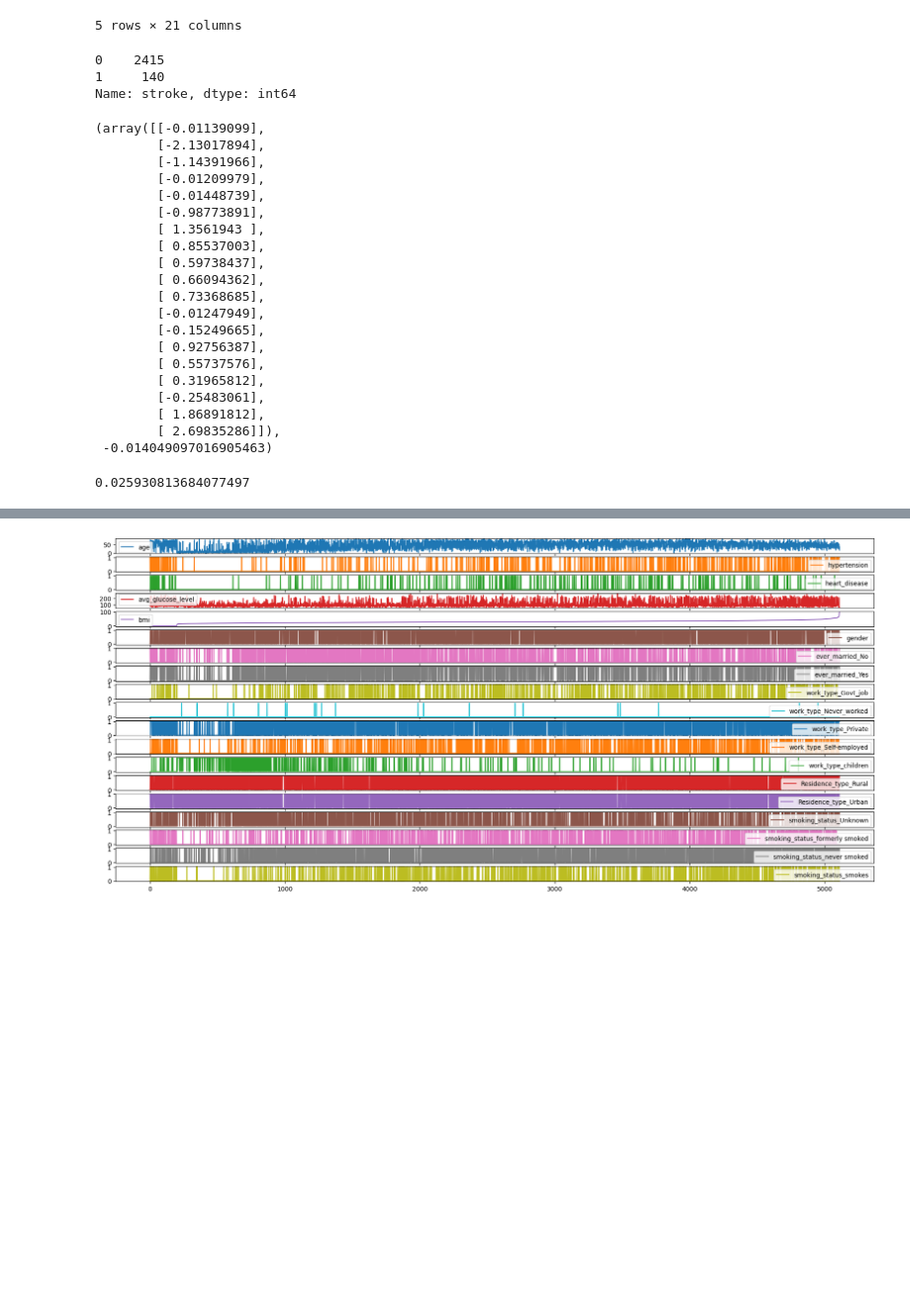
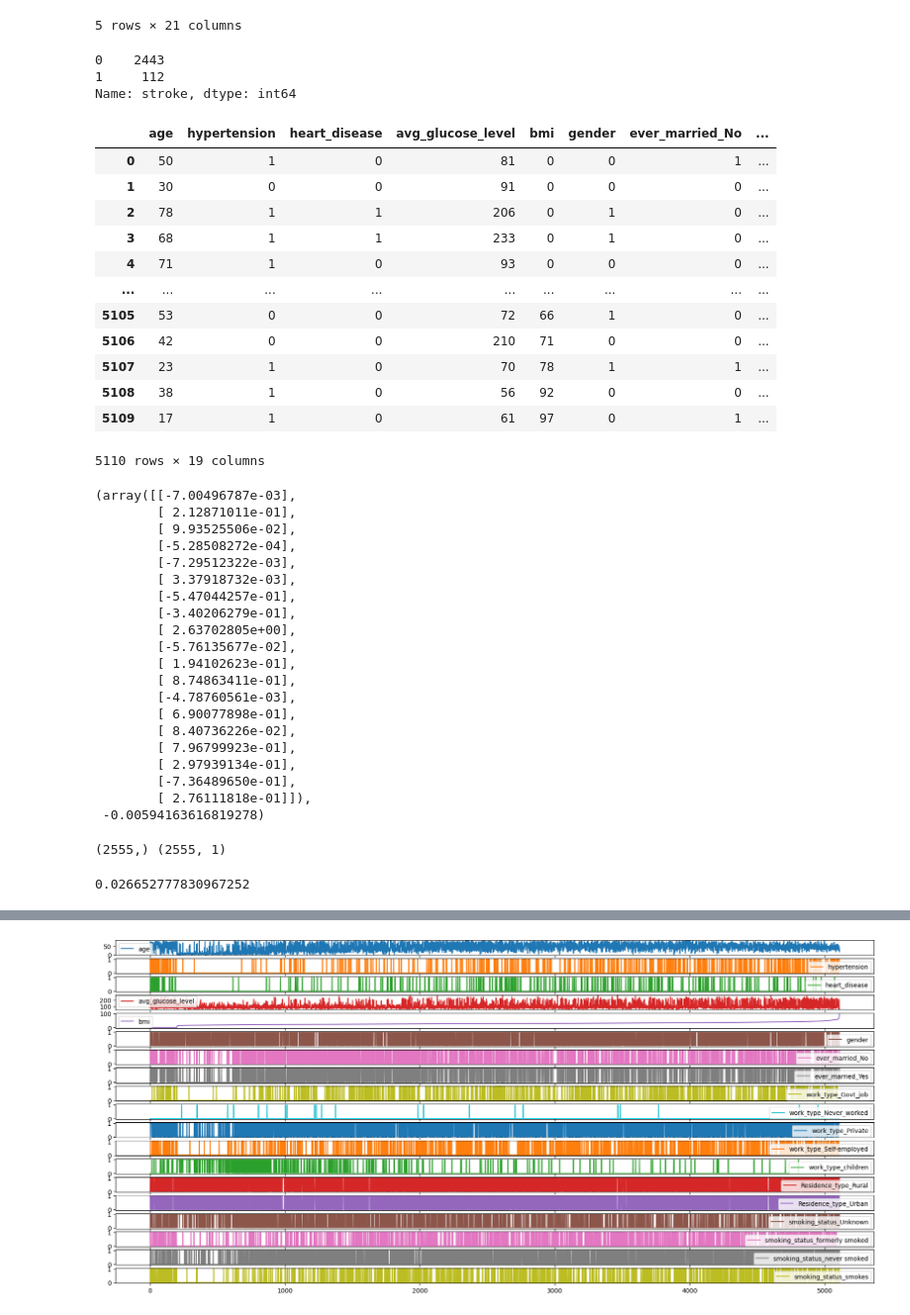
Before and after one commit to P-ASilva/stroke-classifier-evaluation, a Jupyter notebook: demo.ipynb, the cells around one changed output, grey strips where cells are left out. Shown: that part at 99% size. Cells and saved outputs as stored; diff of their text form; code cells hidden in the pictures; blank space fills up the shorter version.

```diff
--- a/demo.ipynb
+++ b/demo.ipynb
@@ -49,15 +49,31 @@ df.head()
 | 4 | 29095 | 71.0 | 1 | 0 | 93.60 | 0.0 | 0 | 0 | ... |
 5 rows × 21 columns
 # %%
-dfa = df.drop(columns=['stroke','id'])
+dfa = df.drop(columns=['stroke','id']).astype(float)
 # dfa = dfa.drop(columns=['work_type_Never_worked','work_type_Private','work_type_Self-employed','work_type_children'])
 
 X_train, X_test, y_train, y_test = train_test_split(dfa, df['stroke'], train_size=0.5)
 y_train.value_counts()
 # %% [output]
-0    2415
-1     140
+0    2443
+1     112
 Name: stroke, dtype: int64
+# %%
+dfa
+# %% [output]
+|  | age | hypertension | heart_disease | avg_glucose_level | bmi | gender | ever_married_No | ... |
+| 0 | 50 | 1 | 0 | 81 | 0 | 0 | 1 | ... |
+| 1 | 30 | 0 | 0 | 91 | 0 | 0 | 0 | ... |
+| 2 | 78 | 1 | 1 | 206 | 0 | 1 | 0 | ... |
+| 3 | 68 | 1 | 1 | 233 | 0 | 1 | 0 | ... |
+| 4 | 71 | 1 | 0 | 93 | 0 | 0 | 0 | ... |
+| ... | ... | ... | ... | ... | ... | ... | ... | ... |
+| 5105 | 53 | 0 | 0 | 72 | 66 | 1 | 0 | ... |
+| 5106 | 42 | 0 | 0 | 210 | 71 | 0 | 0 | ... |
+| 5107 | 23 | 1 | 0 | 70 | 78 | 1 | 1 | ... |
+| 5108 | 38 | 1 | 0 | 56 | 92 | 0 | 0 | ... |
+| 5109 | 17 | 1 | 0 | 61 | 97 | 0 | 1 | ... |
+5110 rows × 19 columns
 # %%
 import autograd.numpy as np_
 import numpy as np
@@ -78,7 +94,7 @@ alvos = (y_train.to_numpy()).astype(float)
 
 w = np.random.randn( pontos.shape[0],1)
 b = 0.0
-alpha = 0.000001
+alpha = 0.00001
 
 for n in range(10000):
     grad_ = g( (w, b, pontos, alvos) )
@@ -89,26 +105,26 @@ for n in range(10000):
 
 w,b
 # %% [output]
-(array([[-0.01139099],
-        [-2.13017894],
-        [-1.14391966],
-        [-0.01209979],
-        [-0.01448739],
-        [-0.98773891],
-        [ 1.3561943 ],
-        [ 0.85537003],
-        [ 0.59738437],
-        [ 0.66094362],
-        [ 0.73368685],
-        [-0.01247949],
-        [-0.15249665],
-        [ 0.92756387],
-        [ 0.55737576],
-        [ 0.31965812],
-        [-0.25483061],
-        [ 1.86891812],
-        [ 2.69835286]]),
- -0.014049097016905463)
+(array([[-7.00496787e-03],
+        [ 2.12871011e-01],
+        [ 9.93525506e-02],
+        [-5.28508272e-04],
+        [-7.29512322e-03],
+        [ 3.37918732e-03],
+        [-5.47044257e-01],
+        [-3.40206279e-01],
+        [ 2.63702805e+00],
+        [-5.76135677e-02],
+        [ 1.94102623e-01],
+        [ 8.74863411e-01],
+        [-4.78760561e-03],
+        [ 6.90077898e-01],
+        [ 8.40736226e-02],
+        [ 7.96799923e-01],
+        [ 2.97939134e-01],
+        [-7.36489650e-01],
+        [ 2.76111818e-01]]),
+ -0.00594163616819278)
 # %%
 def predict( w, b, pontos ):
     est = w.T @ pontos + b
@@ -122,9 +138,11 @@ y_pred = predict( w, b, X_test.to_numpy().T )
 def accuracy(y_test, y_est):
     return np.mean(np.sign(y_test)==np.sign(y_est))
 
+print(y_test.shape,y_pred.T.shape)
 accuracy(y_test, y_pred.T)
 # %% [output]
-0.025930813684077497
+(2555,) (2555, 1)
+0.026652777830967252
 # %%
 y_pred = predict( w, b, X_test.to_numpy().T )
 
```
Also changed, not shown: parts of 1 cell of this notebook.
